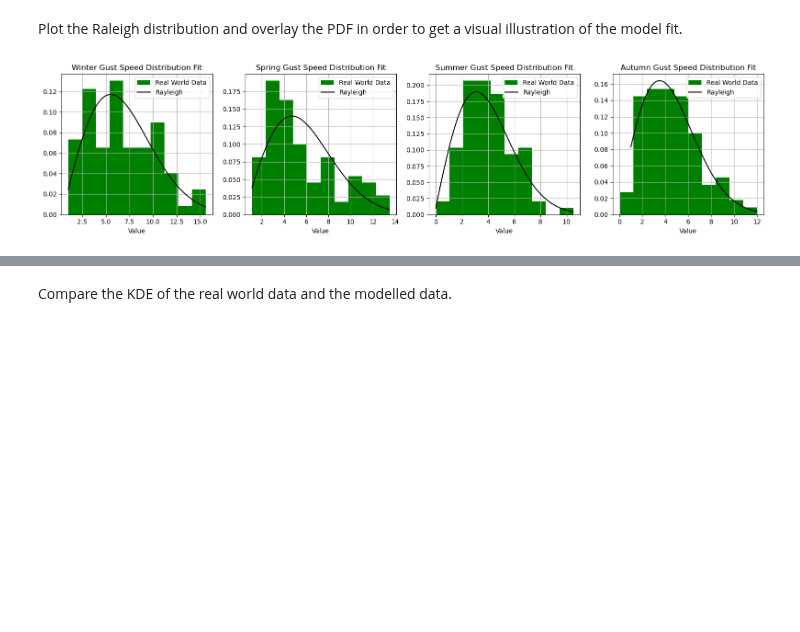
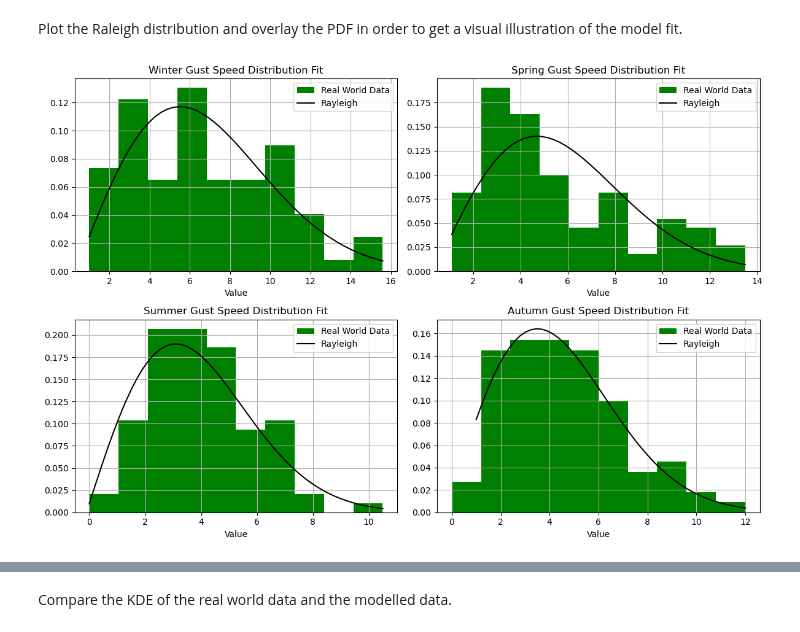
Before and after one commit to humphs078/ProgrammingforDataAnalysisAssignment_1, a Jupyter notebook: submission_notebook.ipynb, the cells around one changed output, grey strips where cells are left out. Saved outputs shown, nothing was run; the diff lists cells and outputs as text; code cells hidden in the pictures; blank space fills up the shorter version.

```diff
--- a/submission_notebook.ipynb
+++ b/submission_notebook.ipynb
@@ -402,37 +402,40 @@ Plot the Raleigh distribution and overlay the PDF in order to get a visual illus
 # %%
 winter_gust_xl = np.linspace(winter['gust_m_s'].min(), winter['gust_m_s'].max())
 spring_gust_xl = np.linspace(spring['gust_m_s'].min(), spring['gust_m_s'].max())
 summer_gust_xl = np.linspace(summer['gust_m_s'].min(), summer['gust_m_s'].max())
 autumn_gust_xl = np.linspace(winter['gust_m_s'].min(), autumn['gust_m_s'].max())
 
 # Display Results:
-fig, axe = plt.subplots(1, 4)
-axe[0].hist(winter['gust_m_s'],density=1, label="Real World Data", color='green')
-axe[0].plot(winter_gust_xl,stats.rayleigh(scale=winter_gust_scale, loc=winter_gust_loc).pdf(winter_gust_xl), label="Rayleigh", color='black')
-axe[0].set_title("Winter Gust Speed Distribution Fit")
-axe[0].set_xlabel("Value")
-axe[0].legend()
-axe[0].grid()
-axe[1].hist(spring['gust_m_s'],density=1, label="Real World Data", color='green')
-axe[1].plot(spring_gust_xl,stats.rayleigh(scale=spring_gust_scale, loc=spring_gust_loc).pdf(spring_gust_xl), label="Rayleigh", color='black')
-axe[1].set_title("Spring Gust Speed Distribution Fit")
-axe[1].set_xlabel("Value")
-axe[1].legend()
-axe[1].grid()
-axe[2].hist(summer['gust_m_s'],density=1, label="Real World Data", color='green')
-axe[2].plot(summer_gust_xl,stats.rayleigh(scale=summer_gust_scale, loc=summer_gust_loc).pdf(summer_gust_xl), label="Rayleigh", color='black')
-axe[2].set_title("Summer Gust Speed Distribution Fit")
-axe[2].set_xlabel("Value")
-axe[2].legend()
-axe[2].grid()
-axe[3].hist(autumn['gust_m_s'],density=1, label="Real World Data", color='green')
-axe[3].plot(autumn_gust_xl,stats.rayleigh(scale=autumn_gust_scale, loc=autumn_gust_loc).pdf(autumn_gust_xl), label="Rayleigh", color='black')
-axe[3].set_title("Autumn Gust Speed Distribution Fit")
-axe[3].set_xlabel("Value")
-axe[3].legend()
-axe[3].grid()
+fig, axe = plt.subplots(2, 2)
+axe[0, 0].hist(winter['gust_m_s'],density=1, label="Real World Data", color='green')
+axe[0, 0].plot(winter_gust_xl,stats.rayleigh(scale=winter_gust_scale, loc=winter_gust_loc).pdf(winter_gust_xl), label="Rayleigh", color='black')
+axe[0, 0].set_title("Winter Gust Speed Distribution Fit")
+axe[0, 0].set_xlabel("Value")
+axe[0, 0].legend()
+axe[0, 0].grid()
+
+axe[0, 1].hist(spring['gust_m_s'],density=1, label="Real World Data", color='green')
+axe[0, 1].plot(spring_gust_xl,stats.rayleigh(scale=spring_gust_scale, loc=spring_gust_loc).pdf(spring_gust_xl), label="Rayleigh", color='black')
+axe[0, 1].set_title("Spring Gust Speed Distribution Fit")
+axe[0, 1].set_xlabel("Value")
+axe[0, 1].legend()
+axe[0, 1].grid()
+
+axe[1, 0].hist(summer['gust_m_s'],density=1, label="Real World Data", color='green')
+axe[1, 0].plot(summer_gust_xl,stats.rayleigh(scale=summer_gust_scale, loc=summer_gust_loc).pdf(summer_gust_xl), label="Rayleigh", color='black')
+axe[1, 0].set_title("Summer Gust Speed Distribution Fit")
+axe[1, 0].set_xlabel("Value")
+axe[1, 0].legend()
+axe[1, 0].grid()
+
+axe[1, 1].hist(autumn['gust_m_s'],density=1, label="Real World Data", color='green')
+axe[1, 1].plot(autumn_gust_xl,stats.rayleigh(scale=autumn_gust_scale, loc=autumn_gust_loc).pdf(autumn_gust_xl), label="Rayleigh", color='black')
+axe[1, 1].set_title("Autumn Gust Speed Distribution Fit")
+axe[1, 1].set_xlabel("Value")
+axe[1, 1].legend()
+axe[1, 1].grid()
 # %% [output]
-[figure, old version]
+[figure, new version]
 # %%
 # seeding so the random numbers generated don't change when code is run, for demonstrative purposes
 seed = np.random.seed(4)
```
Also changed, not shown: parts of 8 cells of this notebook.
